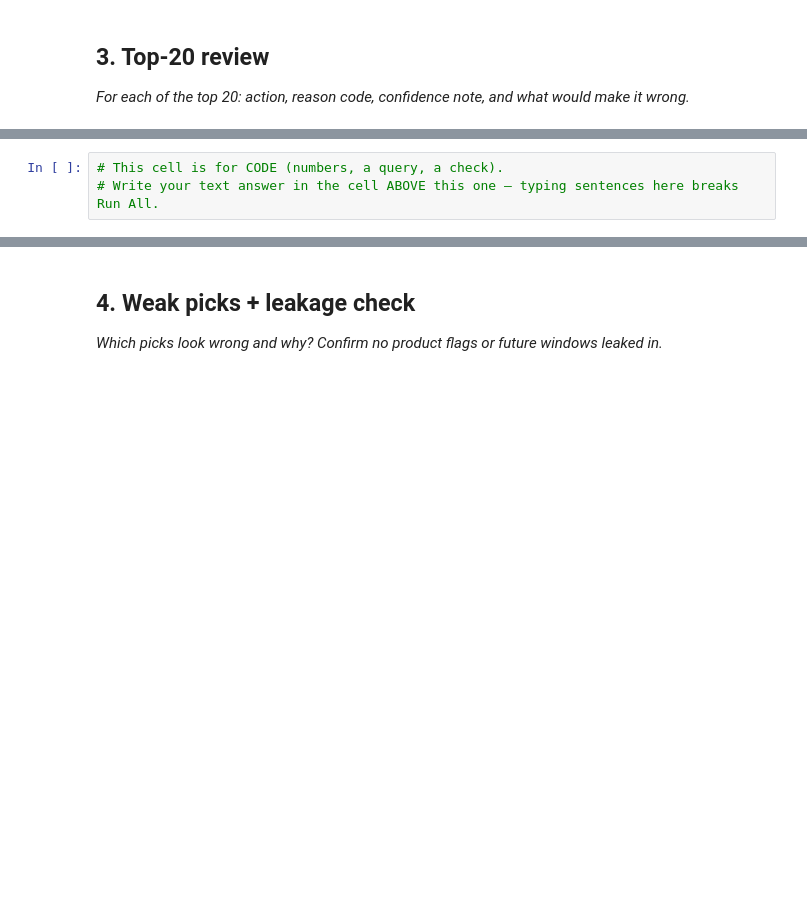
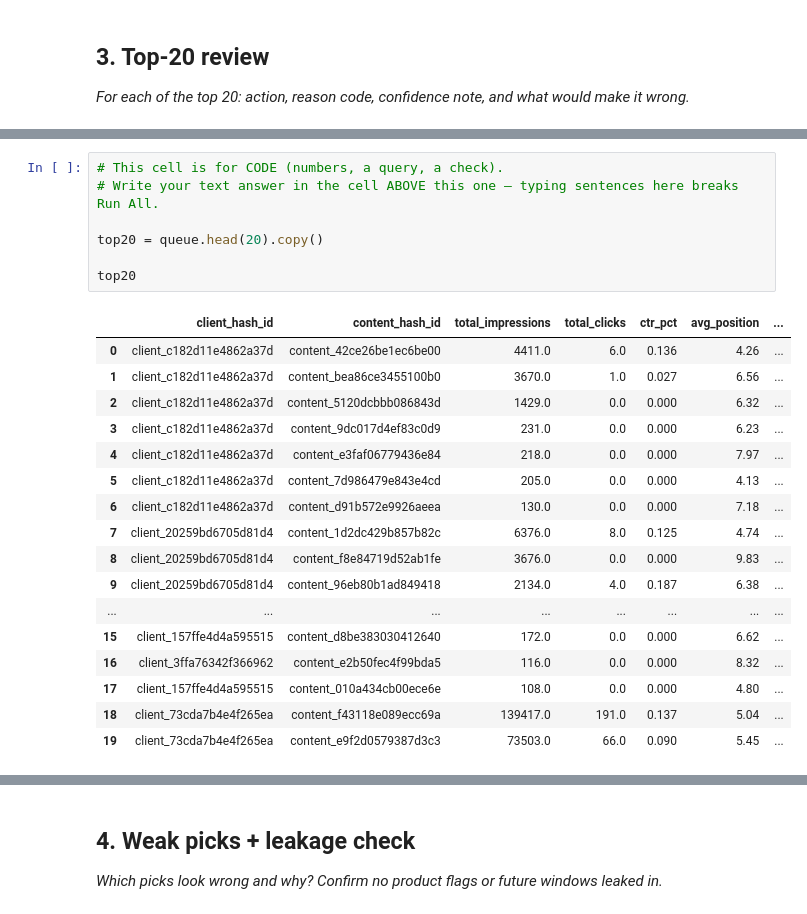
Before and after one commit to Chisman001/ML-internship-starter, a Jupyter notebook: work/notebooks/w04_baseline_score.ipynb, the cells around one changed output, grey strips where cells are left out. Saved outputs shown, nothing was run; the diff lists cells and outputs as text; blank space fills up the shorter version.

```diff
--- a/work/notebooks/w04_baseline_score.ipynb
+++ b/work/notebooks/w04_baseline_score.ipynb
@@ -27,3 +519,25 @@ This skeleton is yours to fill. Work the sections **in order** — each one has
 # %%
 # This cell is for CODE (numbers, a query, a check).
 # Write your text answer in the cell ABOVE this one — typing sentences here breaks Run All.
+
+top20 = queue.head(20).copy()
+
+top20
+# %% [output]
+|  | client_hash_id | content_hash_id | total_impressions | total_clicks | ctr_pct | avg_position | ... |
+| 0 | client_c182d11e4862a37d | content_42ce26be1ec6be00 | 4411.0 | 6.0 | 0.136 | 4.26 | ... |
+| 1 | client_c182d11e4862a37d | content_bea86ce3455100b0 | 3670.0 | 1.0 | 0.027 | 6.56 | ... |
+| 2 | client_c182d11e4862a37d | content_5120dcbbb086843d | 1429.0 | 0.0 | 0.000 | 6.32 | ... |
+| 3 | client_c182d11e4862a37d | content_9dc017d4ef83c0d9 | 231.0 | 0.0 | 0.000 | 6.23 | ... |
+| 4 | client_c182d11e4862a37d | content_e3faf06779436e84 | 218.0 | 0.0 | 0.000 | 7.97 | ... |
+| 5 | client_c182d11e4862a37d | content_7d986479e843e4cd | 205.0 | 0.0 | 0.000 | 4.13 | ... |
+| 6 | client_c182d11e4862a37d | content_d91b572e9926aeea | 130.0 | 0.0 | 0.000 | 7.18 | ... |
+| 7 | client_20259bd6705d81d4 | content_1d2dc429b857b82c | 6376.0 | 8.0 | 0.125 | 4.74 | ... |
+| 8 | client_20259bd6705d81d4 | content_f8e84719d52ab1fe | 3676.0 | 0.0 | 0.000 | 9.83 | ... |
+| 9 | client_20259bd6705d81d4 | content_96eb80b1ad849418 | 2134.0 | 4.0 | 0.187 | 6.38 | ... |
+| ... | ... | ... | ... | ... | ... | ... | ... |
+| 15 | client_157ffe4d4a595515 | content_d8be383030412640 | 172.0 | 0.0 | 0.000 | 6.62 | ... |
+| 16 | client_3ffa76342f366962 | content_e2b50fec4f99bda5 | 116.0 | 0.0 | 0.000 | 8.32 | ... |
+| 17 | client_157ffe4d4a595515 | content_010a434cb00ece6e | 108.0 | 0.0 | 0.000 | 4.80 | ... |
+| 18 | client_73cda7b4e4f265ea | content_f43118e089ecc69a | 139417.0 | 191.0 | 0.137 | 5.04 | ... |
+| 19 | client_73cda7b4e4f265ea | content_e9f2d0579387d3c3 | 73503.0 | 66.0 | 0.090 | 5.45 | ... |
```
Also changed, not shown: parts of 25 cells of this notebook.
